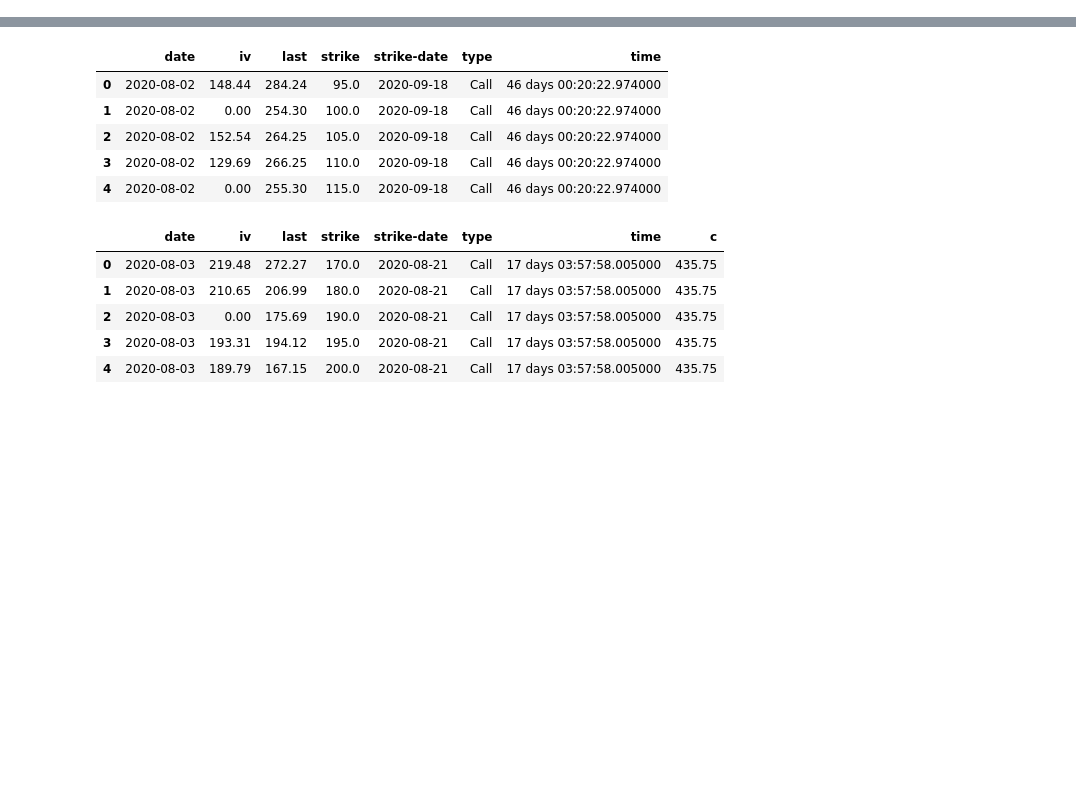
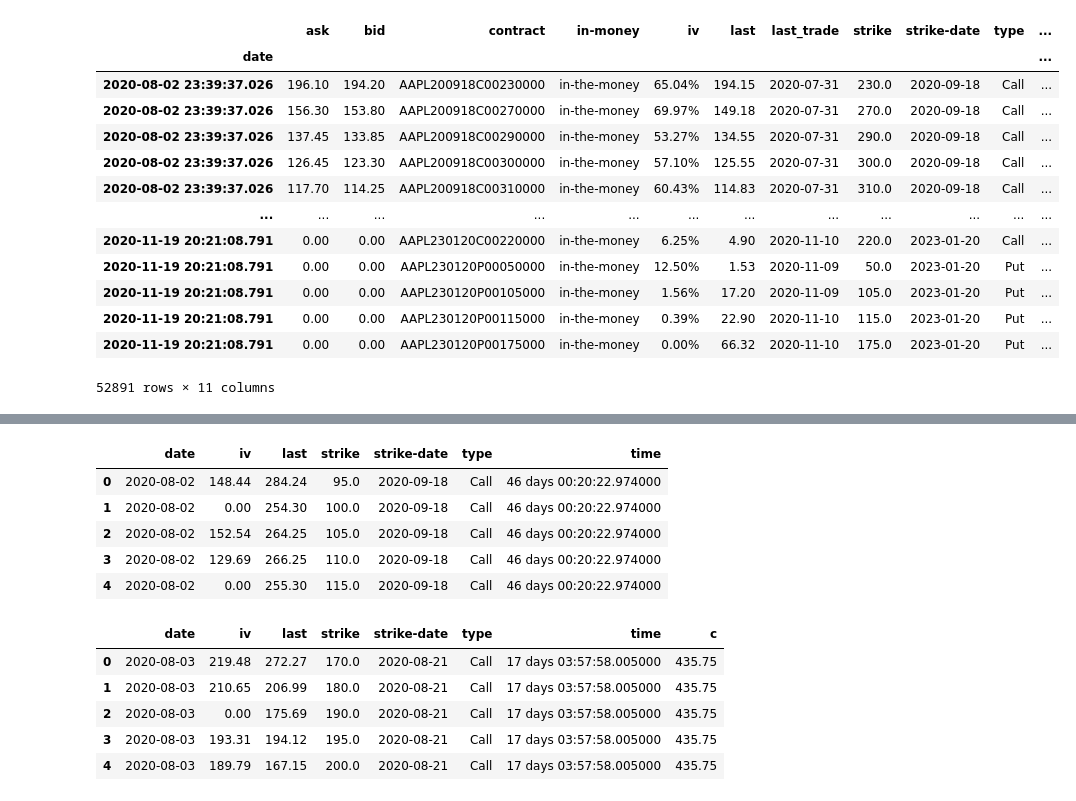
Before and after one commit to andermy/yahooScraper, a Jupyter notebook: test.ipynb, the cells around one changed output, grey strips where cells are left out. Cells and saved outputs as stored; diff of their text form; code cells hidden in the pictures; blank space fills up the shorter version.

```diff
--- a/test.ipynb
+++ b/test.ipynb
@@ -23,5 +85,5 @@ apple.head()
 # %%
-new_apple = apple.where(apple['last_trade']==apple.index.date).dropna()
-new_apple = new_apple[new_apple['volume'] > 50]
-new_apple['last'] = (new_apple['ask'] + new_apple['bid'])/2
-#new_apple = apple
+new_apple = apple
+#new_apple = apple.where(apple['Last Trade Date']==apple.index.date).dropna()
+#new_apple = new_apple[new_apple['volume'] > 50]
+#new_apple['last'] = (new_apple['ask'] + new_apple['bid'])/2
@@ -30,3 +90,20 @@ apl = m.get_stock_data('AAPL').drop_duplicates(subset ="date")
+# %%
+new_apple
+# %% [output]
+|  | ask | bid | contract | in-money | iv | last | last_trade | strike | strike-date | type | ... |
+| date |  |  |  |  |  |  |  |  |  |  | ... |
+| 2020-08-02 23:39:37.026 | 196.10 | 194.20 | AAPL200918C00230000 | in-the-money | 65.04% | 194.15 | 2020-07-31 | 230.0 | 2020-09-18 | Call | ... |
+| 2020-08-02 23:39:37.026 | 156.30 | 153.80 | AAPL200918C00270000 | in-the-money | 69.97% | 149.18 | 2020-07-31 | 270.0 | 2020-09-18 | Call | ... |
+| 2020-08-02 23:39:37.026 | 137.45 | 133.85 | AAPL200918C00290000 | in-the-money | 53.27% | 134.55 | 2020-07-31 | 290.0 | 2020-09-18 | Call | ... |
+| 2020-08-02 23:39:37.026 | 126.45 | 123.30 | AAPL200918C00300000 | in-the-money | 57.10% | 125.55 | 2020-07-31 | 300.0 | 2020-09-18 | Call | ... |
+| 2020-08-02 23:39:37.026 | 117.70 | 114.25 | AAPL200918C00310000 | in-the-money | 60.43% | 114.83 | 2020-07-31 | 310.0 | 2020-09-18 | Call | ... |
+| ... | ... | ... | ... | ... | ... | ... | ... | ... | ... | ... | ... |
+| 2020-11-19 20:21:08.791 | 0.00 | 0.00 | AAPL230120C00220000 | in-the-money | 6.25% | 4.90 | 2020-11-10 | 220.0 | 2023-01-20 | Call | ... |
+| 2020-11-19 20:21:08.791 | 0.00 | 0.00 | AAPL230120P00050000 | in-the-money | 12.50% | 1.53 | 2020-11-09 | 50.0 | 2023-01-20 | Put | ... |
+| 2020-11-19 20:21:08.791 | 0.00 | 0.00 | AAPL230120P00105000 | in-the-money | 1.56% | 17.20 | 2020-11-09 | 105.0 | 2023-01-20 | Put | ... |
+| 2020-11-19 20:21:08.791 | 0.00 | 0.00 | AAPL230120P00115000 | in-the-money | 0.39% | 22.90 | 2020-11-10 | 115.0 | 2023-01-20 | Put | ... |
+| 2020-11-19 20:21:08.791 | 0.00 | 0.00 | AAPL230120P00175000 | in-the-money | 0.00% | 66.32 | 2020-11-10 | 175.0 | 2023-01-20 | Put | ... |
+52891 rows × 11 columns
 # %%
 def split(apple):
     if apple['date'] < datetime.datetime.fromisoformat('2020-08-31'):
```
Also changed, not shown: parts of 13 cells of this notebook, 3 other files.
